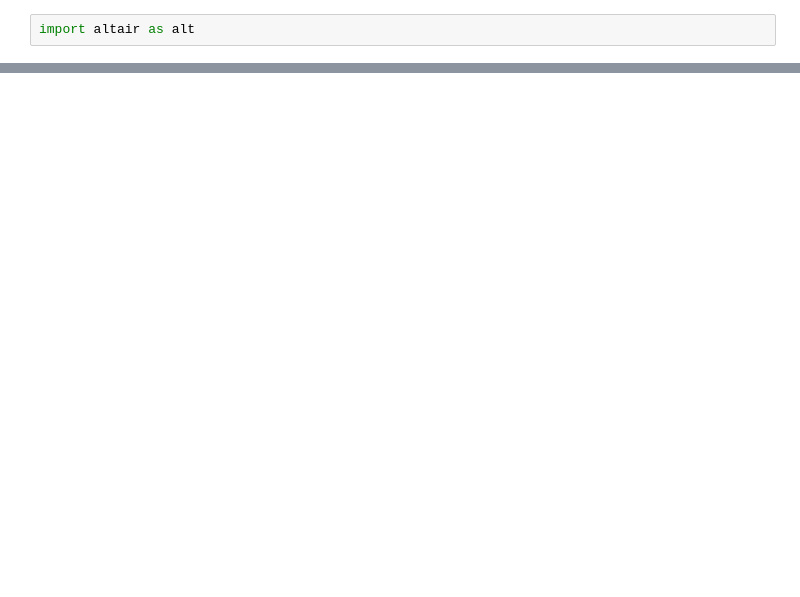
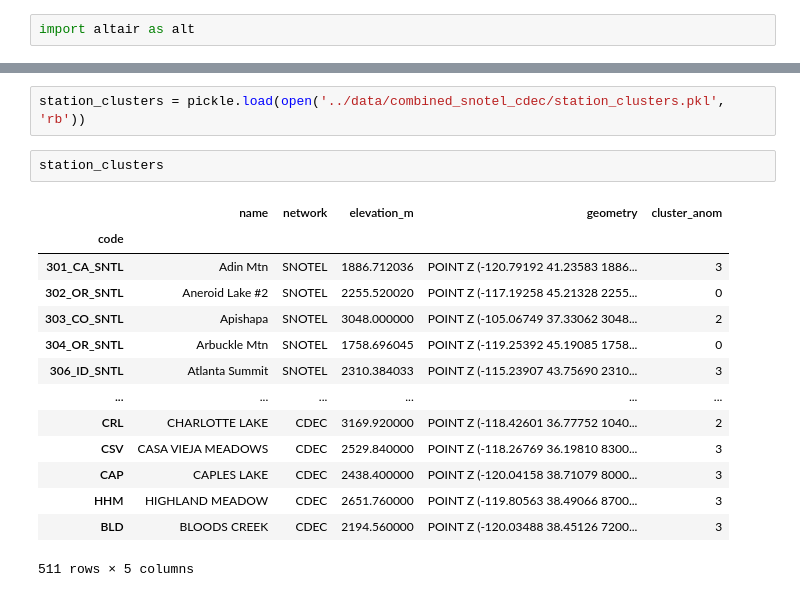
Before and after one commit to bessoh2/correlated-domains, a Jupyter notebook: notebooks/calculate_swe_gridcell.ipynb, the cells around one changed output, grey strips where cells are left out. Saved outputs shown, nothing was run; the diff lists cells and outputs as text; blank space fills up the shorter version.

```diff
--- a/notebooks/calculate_swe_gridcell.ipynb
+++ b/notebooks/calculate_swe_gridcell.ipynb
@@ -875,0 +960,19 @@ concat
+# %%
+station_clusters = pickle.load(open('../data/combined_snotel_cdec/station_clusters.pkl', 'rb'))
+# %%
+station_clusters
+# %% [output]
+|  | name | network | elevation_m | geometry | cluster_anom |
+| code |  |  |  |  |  |
+| 301_CA_SNTL | Adin Mtn | SNOTEL | 1886.712036 | POINT Z (-120.79192 41.23583 1886... | 3 |
+| 302_OR_SNTL | Aneroid Lake #2 | SNOTEL | 2255.520020 | POINT Z (-117.19258 45.21328 2255... | 0 |
+| 303_CO_SNTL | Apishapa | SNOTEL | 3048.000000 | POINT Z (-105.06749 37.33062 3048... | 2 |
+| 304_OR_SNTL | Arbuckle Mtn | SNOTEL | 1758.696045 | POINT Z (-119.25392 45.19085 1758... | 0 |
+| 306_ID_SNTL | Atlanta Summit | SNOTEL | 2310.384033 | POINT Z (-115.23907 43.75690 2310... | 3 |
+| ... | ... | ... | ... | ... | ... |
+| CRL | CHARLOTTE LAKE | CDEC | 3169.920000 | POINT Z (-118.42601 36.77752 1040... | 2 |
+| CSV | CASA VIEJA MEADOWS | CDEC | 2529.840000 | POINT Z (-118.26769 36.19810 8300... | 3 |
+| CAP | CAPLES LAKE | CDEC | 2438.400000 | POINT Z (-120.04158 38.71079 8000... | 3 |
+| HHM | HIGHLAND MEADOW | CDEC | 2651.760000 | POINT Z (-119.80563 38.49066 8700... | 3 |
+| BLD | BLOODS CREEK | CDEC | 2194.560000 | POINT Z (-120.03488 38.45126 7200... | 3 |
+511 rows × 5 columns
```
Also changed, not shown: parts of 16 cells of this notebook, 5 other files.
